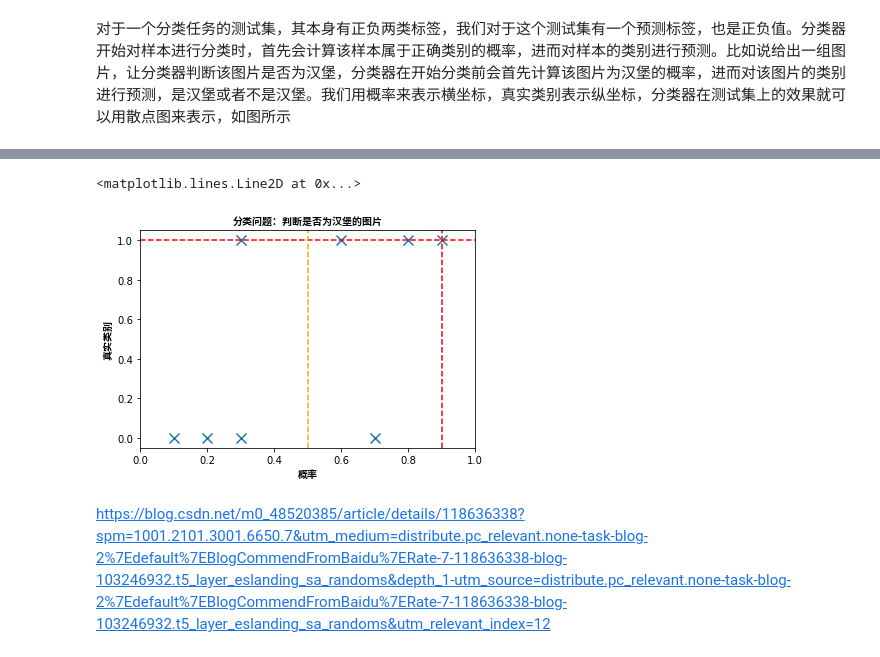
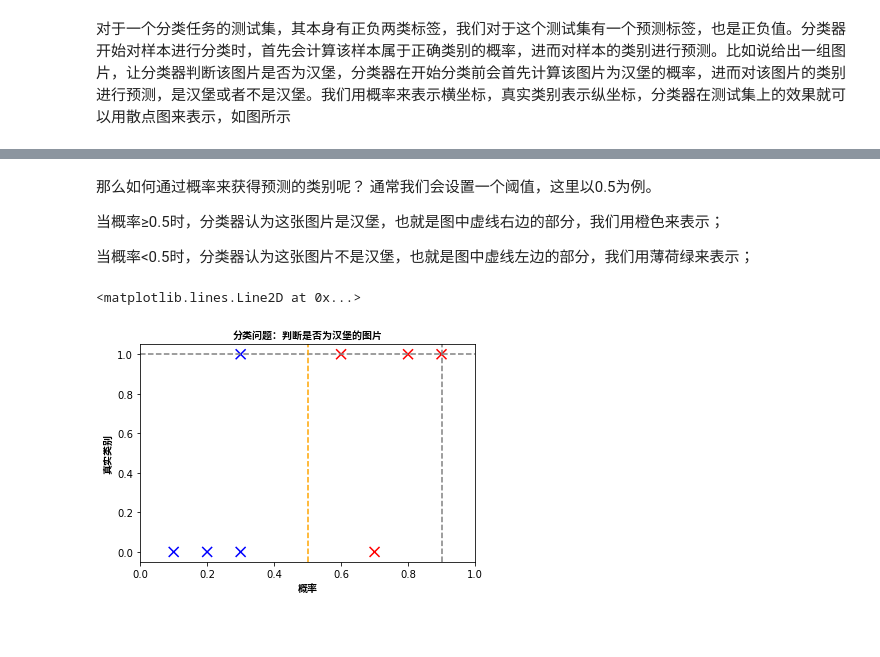
Before and after one commit to zhuzhuruan/Python_Learning, a Jupyter notebook: 7_数据分析/2_机器学习/1_统计学习方法概论/4_分类问题.ipynb, the cells around one changed output, grey strips where cells are left out. Cells and saved outputs as stored; diff of their text form; code cells hidden in the pictures; blank space fills up the shorter version.

```diff
--- a/7_数据分析/2_机器学习/1_统计学习方法概论/4_分类问题.ipynb
+++ b/7_数据分析/2_机器学习/1_统计学习方法概论/4_分类问题.ipynb
@@ -122,21 +115,27 @@ plt.axvline(x=0.9, ls='--', c="red")
-# %%
-from matplotlib import pyplot as plt
-import numpy as np
-import matplotlib
-
-plt.xlim(0, 1)
-zhfont1 = matplotlib.font_manager.FontProperties(fname="../../1_数据分析/file/SourceHanSansSC-Bold.otf")
-plt.title("分类问题：判断是否为汉堡的图片", fontproperties=zhfont1)
-plt.xlabel("概率", fontproperties=zhfont1)
-plt.ylabel("真实类别", fontproperties=zhfont1)
-x = np.array([0.1, 0.2, 0.3, 0.3, 0.6, 0.7, 0.8, 0.9])
-y = np.array([0, 0, 0, 1, 1, 0, 1, 1])
-plt.scatter(x, y, marker='x', s=100)
-plt.axhline(y=1, ls='--', c="red")
-plt.axvline(x=0.9, ls='--', c="red")
-plt.axvline(x=0.5, ls='--', c="orange")
-# %% [output]
-<matplotlib.lines.Line2D at 0x...>
-[figure, removed]
-# %% [markdown]
-https://blog.csdn.net/m0_48520385/article/details/118636338?spm=1001.2101.3001.6650.7&utm_medium=distribute.pc_relevant.none-task-blog-2%7Edefault%7EBlogCommendFromBaidu%7ERate-7-118636338-blog-103246932.t5_layer_eslanding_sa_randoms&depth_1-utm_source=distribute.pc_relevant.none-task-blog-2%7Edefault%7EBlogCommendFromBaidu%7ERate-7-118636338-blog-103246932.t5_layer_eslanding_sa_randoms&utm_relevant_index=12
+# %% [markdown]
+那么如何通过概率来获得预测的类别呢？
+通常我们会设置一个阈值，这里以0.5为例。
+
+当概率≥0.5时，分类器认为这张图片是汉堡，也就是图中虚线右边的部分，我们用橙色来表示；
+
+当概率<0.5时，分类器认为这张图片不是汉堡，也就是图中虚线左边的部分，我们用薄荷绿来表示；
+# %%
+from matplotlib import pyplot as plt
+import numpy as np
+import matplotlib
+
+plt.xlim(0, 1)
+zhfont1 = matplotlib.font_manager.FontProperties(fname="../../1_数据分析/file/SourceHanSansSC-Bold.otf")
+plt.title("分类问题：判断是否为汉堡的图片", fontproperties=zhfont1)
+plt.xlabel("概率", fontproperties=zhfont1)
+plt.ylabel("真实类别", fontproperties=zhfont1)
+x = np.array([0.1, 0.2, 0.3, 0.3, 0.6, 0.7, 0.8, 0.9])
+y = np.array([0, 0, 0, 1, 1, 0, 1, 1])
+colors = ["blue","blue","blue","blue","red","red","red","red",]
+plt.scatter(x, y, marker='x', s=100, c=colors)
+plt.axhline(y=1, ls='--', c="gray")
+plt.axvline(x=0.9, ls='--', c="gray")
+plt.axvline(x=0.5, ls='--', c="orange")
+# %% [output]
+<matplotlib.lines.Line2D at 0x...>
+[figure, added]
```
Also changed, not shown: parts of 9 cells of this notebook.
